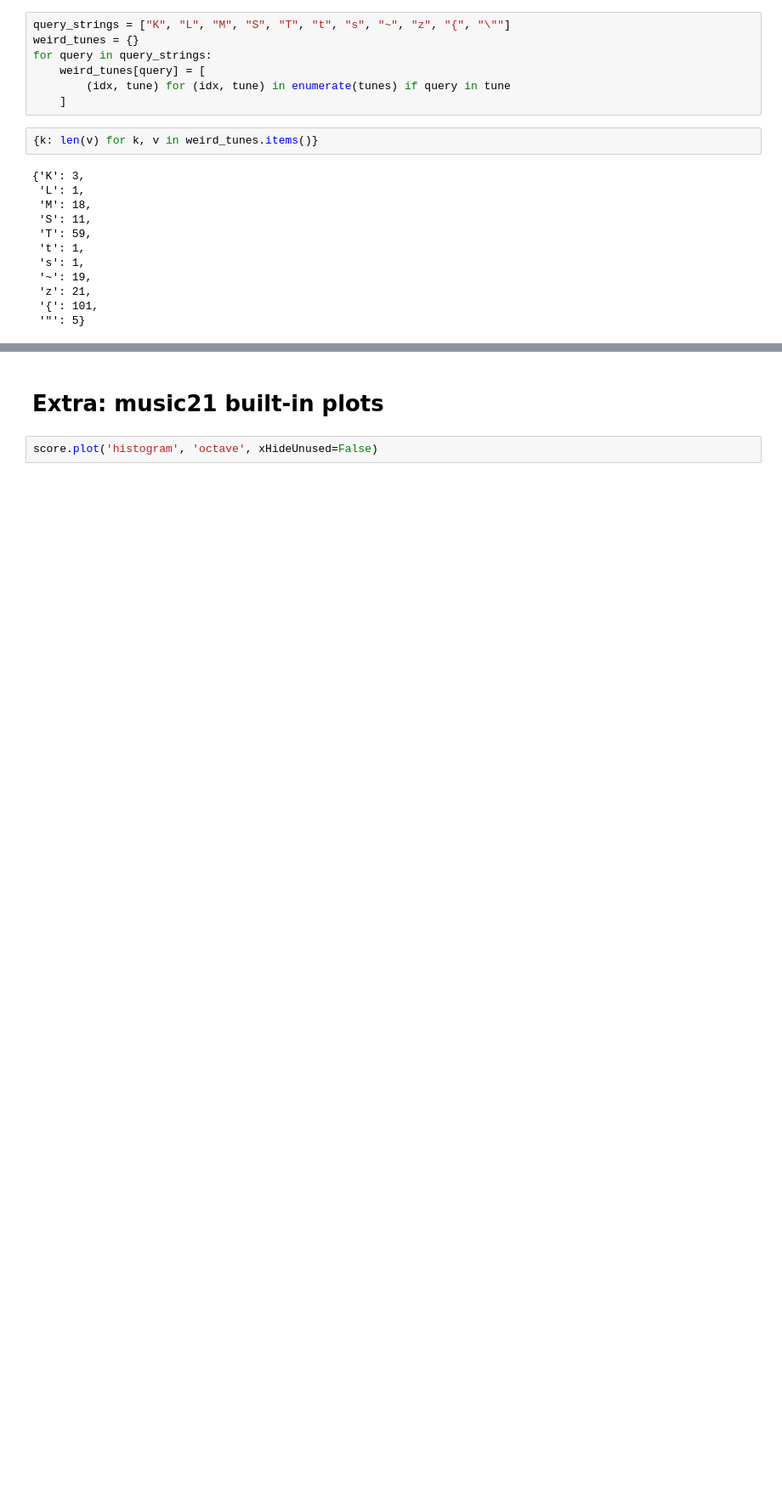
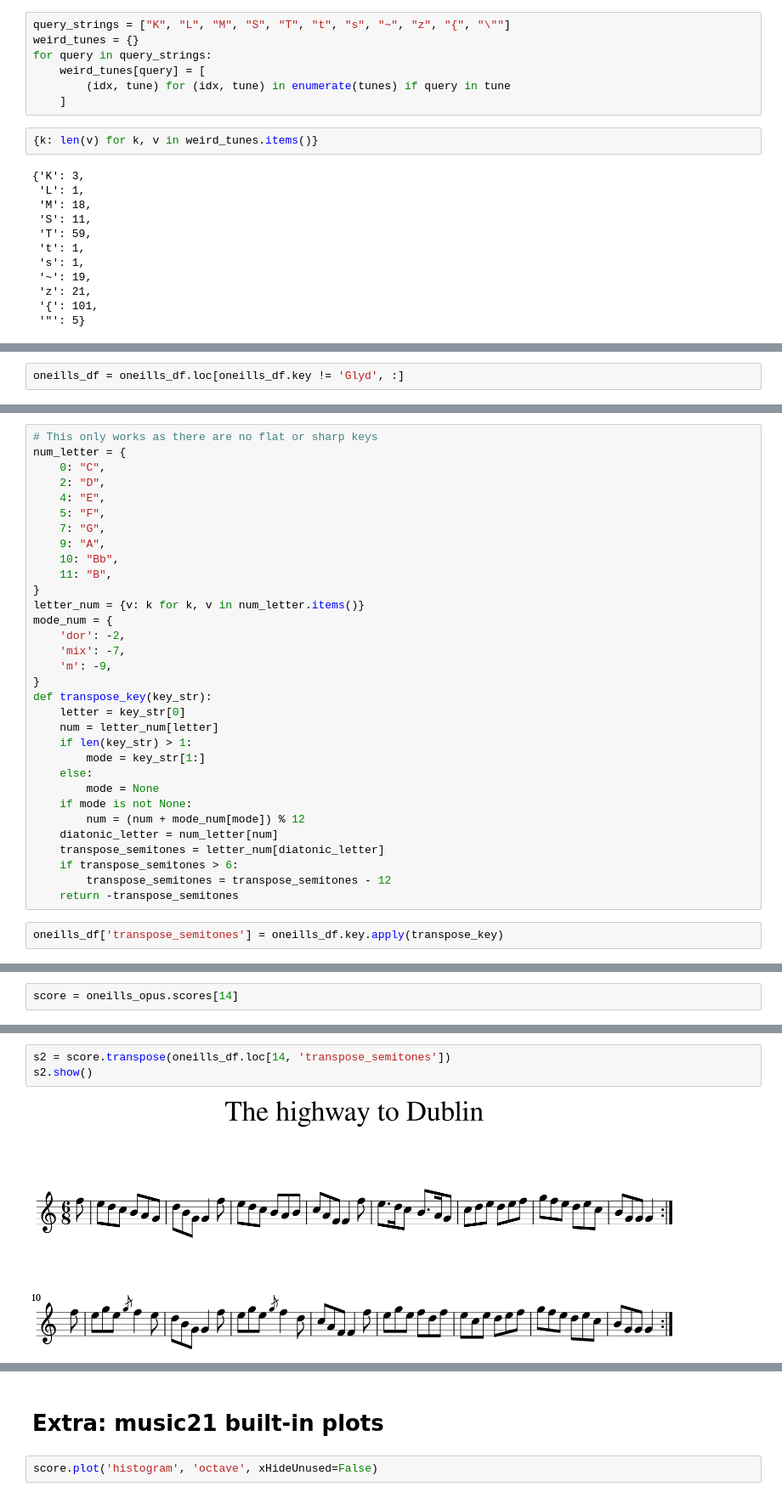
Before and after one commit to JamesOwers/double-jig-gen, a Jupyter notebook: docs/data_exploration.ipynb, the cells around one changed output, grey strips where cells are left out. Shown at 85% size. Cells and saved outputs as stored; diff of their text form; blank space fills up the shorter version.

```diff
--- a/docs/data_exploration.ipynb
+++ b/docs/data_exploration.ipynb
@@ -592,0 +626,2 @@ tune: g/f/S|edc BAB|GEF G2A|Bdd Bee|Bdd dge|dBG AGE|DEG G2A|Bed B2A|BGG G2:| |:e
+# %%
+oneills_df = oneills_df.loc[oneills_df.key != 'Glyd', :]
@@ -592,0 +652,34 @@ tune: g/f/S|edc BAB|GEF G2A|Bdd Bee|Bdd dge|dBG AGE|DEG G2A|Bed B2A|BGG G2:| |:e
+# %%
+# This only works as there are no flat or sharp keys
+num_letter = {
+    0: "C",
+    2: "D",
+    4: "E",
+    5: "F",
+    7: "G",
+    9: "A",
+    10: "Bb",
+    11: "B",
+}
+letter_num = {v: k for k, v in num_letter.items()}
+mode_num = {
+    'dor': -2,
+    'mix': -7,
+    'm': -9,
+}
+def transpose_key(key_str):
+    letter = key_str[0]
+    num = letter_num[letter]
+    if len(key_str) > 1:
+        mode = key_str[1:]
+    else:
+        mode = None
+    if mode is not None:
+        num = (num + mode_num[mode]) % 12
+    diatonic_letter = num_letter[num]
+    transpose_semitones = letter_num[diatonic_letter]
+    if transpose_semitones > 6:
+        transpose_semitones = transpose_semitones - 12
+    return -transpose_semitones
+# %%
+oneills_df['transpose_semitones'] = oneills_df.key.apply(transpose_key)
@@ -592,0 +764,2 @@ tune: g/f/S|edc BAB|GEF G2A|Bdd Bee|Bdd dge|dBG AGE|DEG G2A|Bed B2A|BGG G2:| |:e
+# %%
+score = oneills_opus.scores[14]
@@ -592,0 +770,5 @@ tune: g/f/S|edc BAB|GEF G2A|Bdd Bee|Bdd dge|dBG AGE|DEG G2A|Bed B2A|BGG G2:| |:e
+# %%
+s2 = score.transpose(oneills_df.loc[14, 'transpose_semitones'])
+s2.show()
+# %% [output]
+[figure, added]
```
Also changed, not shown: parts of 79 cells of this notebook, 2 other files.
